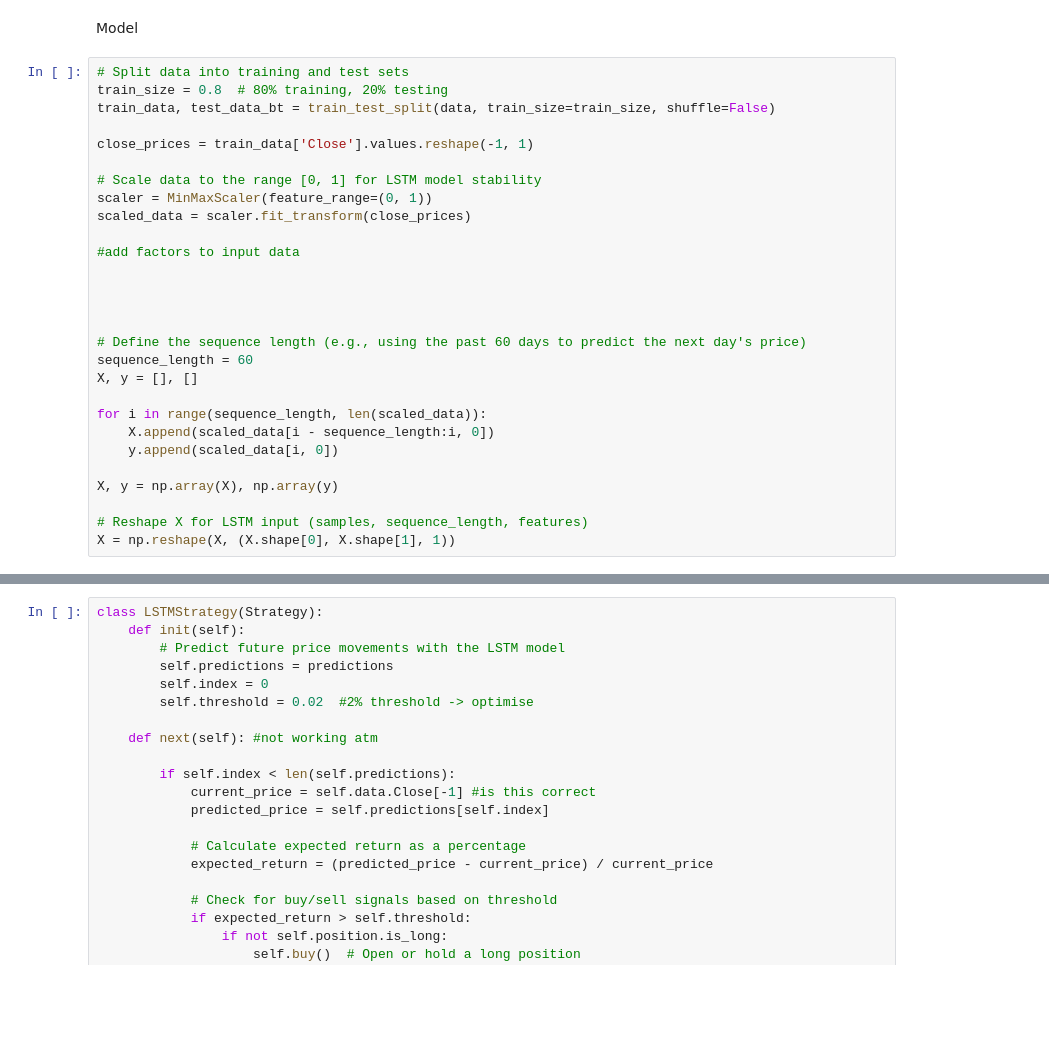
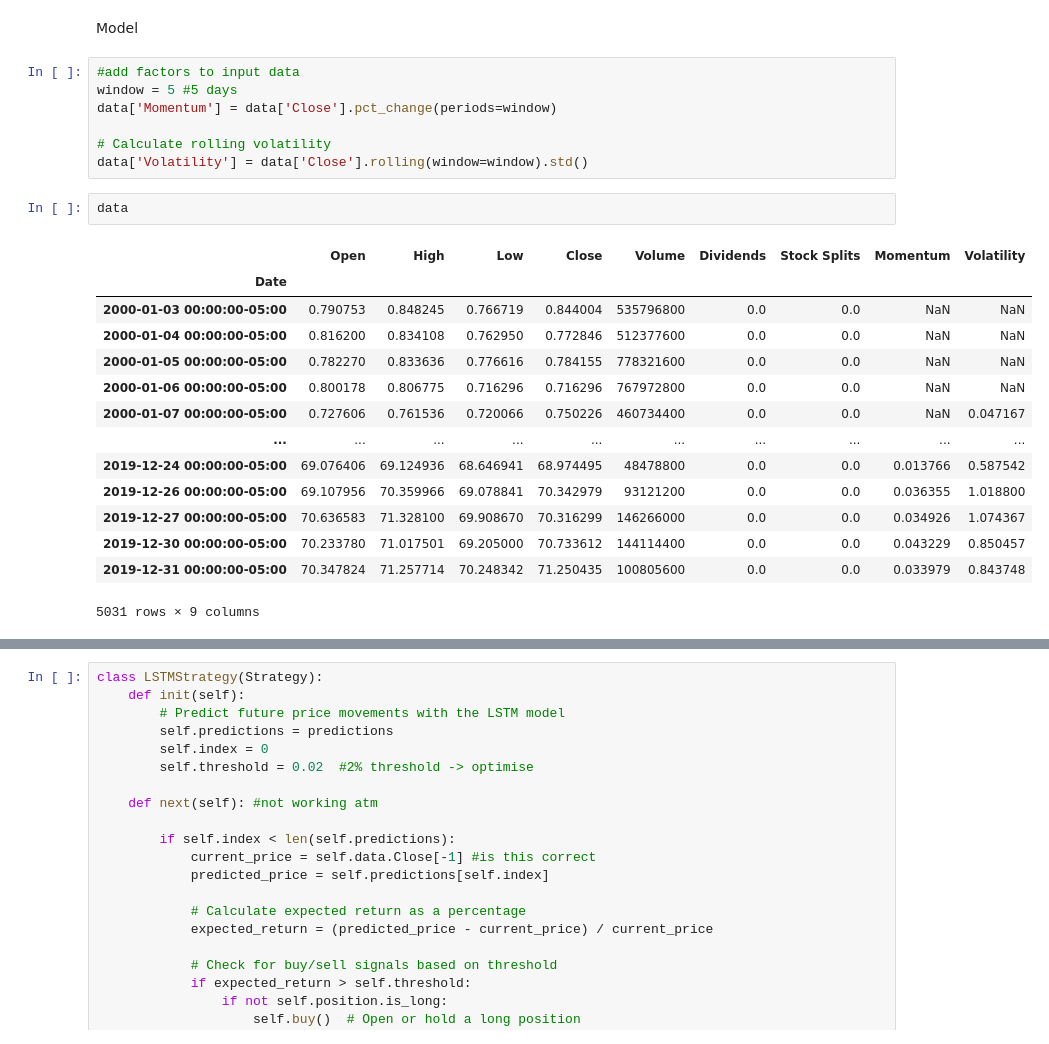
Before and after one commit to alexandramcadam/QuantProject, a Jupyter notebook: LSTMstrategy.ipynb, the cells around one changed output, grey strips where cells are left out. Cells and saved outputs as stored; diff of their text form; blank space fills up the shorter version.

```diff
--- a/LSTMstrategy.ipynb
+++ b/LSTMstrategy.ipynb
@@ -54,31 +57,27 @@ plt.show()
 [figure]
 # %% [markdown]
 Model
-# %%
-# Split data into training and test sets
-train_size = 0.8  # 80% training, 20% testing
-train_data, test_data_bt = train_test_split(data, train_size=train_size, shuffle=False)
-
-close_prices = train_data['Close'].values.reshape(-1, 1)
-
-# Scale data to the range [0, 1] for LSTM model stability
-scaler = MinMaxScaler(feature_range=(0, 1))
-scaled_data = scaler.fit_transform(close_prices)
-
-#add factors to input data
-
-
-
-
-# Define the sequence length (e.g., using the past 60 days to predict the next day's price)
-sequence_length = 60
-X, y = [], []
-
-for i in range(sequence_length, len(scaled_data)):
-    X.append(scaled_data[i - sequence_length:i, 0])
-    y.append(scaled_data[i, 0])
-
-X, y = np.array(X), np.array(y)
-
-# Reshape X for LSTM input (samples, sequence_length, features)
-X = np.reshape(X, (X.shape[0], X.shape[1], 1))
+# %%
+#add factors to input data
+window = 5 #5 days
+data['Momentum'] = data['Close'].pct_change(periods=window)
+
+# Calculate rolling volatility
+data['Volatility'] = data['Close'].rolling(window=window).std()
+# %%
+data
+# %% [output]
+|  | Open | High | Low | Close | Volume | Dividends | Stock Splits | Momentum | Volatility |
+| Date |  |  |  |  |  |  |  |  |  |
+| 2000-01-03 00:00:00-05:00 | 0.790753 | 0.848245 | 0.766719 | 0.844004 | 535796800 | 0.0 | 0.0 | NaN | NaN |
+| 2000-01-04 00:00:00-05:00 | 0.816200 | 0.834108 | 0.762950 | 0.772846 | 512377600 | 0.0 | 0.0 | NaN | NaN |
+| 2000-01-05 00:00:00-05:00 | 0.782270 | 0.833636 | 0.776616 | 0.784155 | 778321600 | 0.0 | 0.0 | NaN | NaN |
+| 2000-01-06 00:00:00-05:00 | 0.800178 | 0.806775 | 0.716296 | 0.716296 | 767972800 | 0.0 | 0.0 | NaN | NaN |
+| 2000-01-07 00:00:00-05:00 | 0.727606 | 0.761536 | 0.720066 | 0.750226 | 460734400 | 0.0 | 0.0 | NaN | 0.047167 |
+| ... | ... | ... | ... | ... | ... | ... | ... | ... | ... |
+| 2019-12-24 00:00:00-05:00 | 69.076406 | 69.124936 | 68.646941 | 68.974495 | 48478800 | 0.0 | 0.0 | 0.013766 | 0.587542 |
+| 2019-12-26 00:00:00-05:00 | 69.107956 | 70.359966 | 69.078841 | 70.342979 | 93121200 | 0.0 | 0.0 | 0.036355 | 1.018800 |
+| 2019-12-27 00:00:00-05:00 | 70.636583 | 71.328100 | 69.908670 | 70.316299 | 146266000 | 0.0 | 0.0 | 0.034926 | 1.074367 |
+| 2019-12-30 00:00:00-05:00 | 70.233780 | 71.017501 | 69.205000 | 70.733612 | 144114400 | 0.0 | 0.0 | 0.043229 | 0.850457 |
+| 2019-12-31 00:00:00-05:00 | 70.347824 | 71.257714 | 70.248342 | 71.250435 | 100805600 | 0.0 | 0.0 | 0.033979 | 0.843748 |
+5031 rows × 9 columns
```
Also changed, not shown: parts of 25 cells of this notebook, 1 other file.
